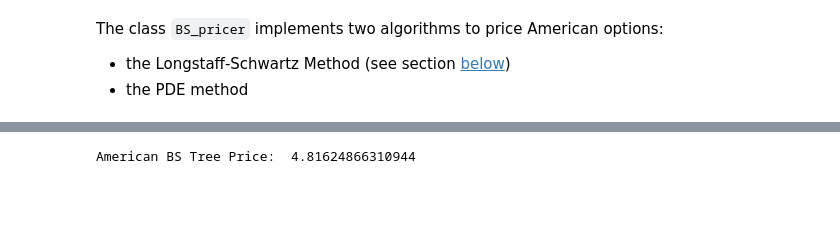
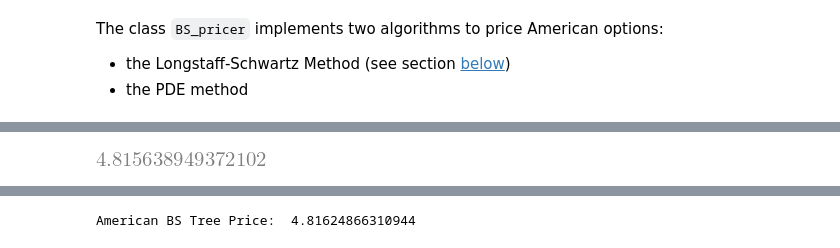
Before and after one commit to cantaro86/Financial-Models-Numerical-Methods, a Jupyter notebook: 2.3 American Options.ipynb, the cells around one changed output, grey strips where cells are left out. Cells and saved outputs as stored; diff of their text form; code cells hidden in the pictures; blank space fills up the shorter version.

```diff
--- a/2.3 American Options.ipynb
+++ b/2.3 American Options.ipynb
@@ -92,0 +86,6 @@ BS.plot([60,140,0,50])
+# %%
+N_space = 8000
+N_time = 5000
+BS.PDE_price((N_space,N_time))
+# %% [output]
+[figure, added]
```
Also changed, not shown: parts of 28 cells of this notebook, 16 other files.
